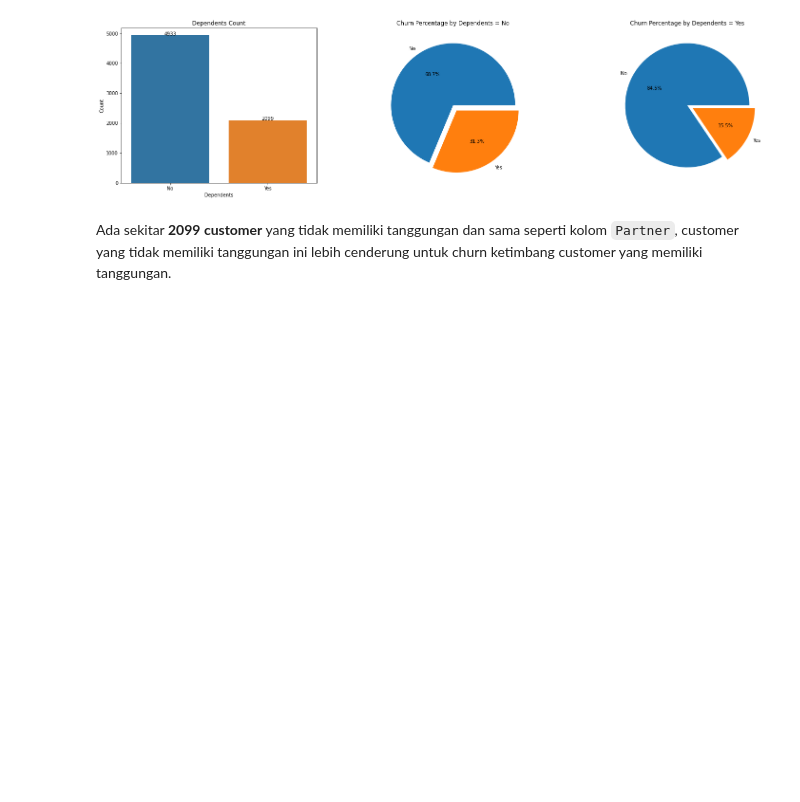
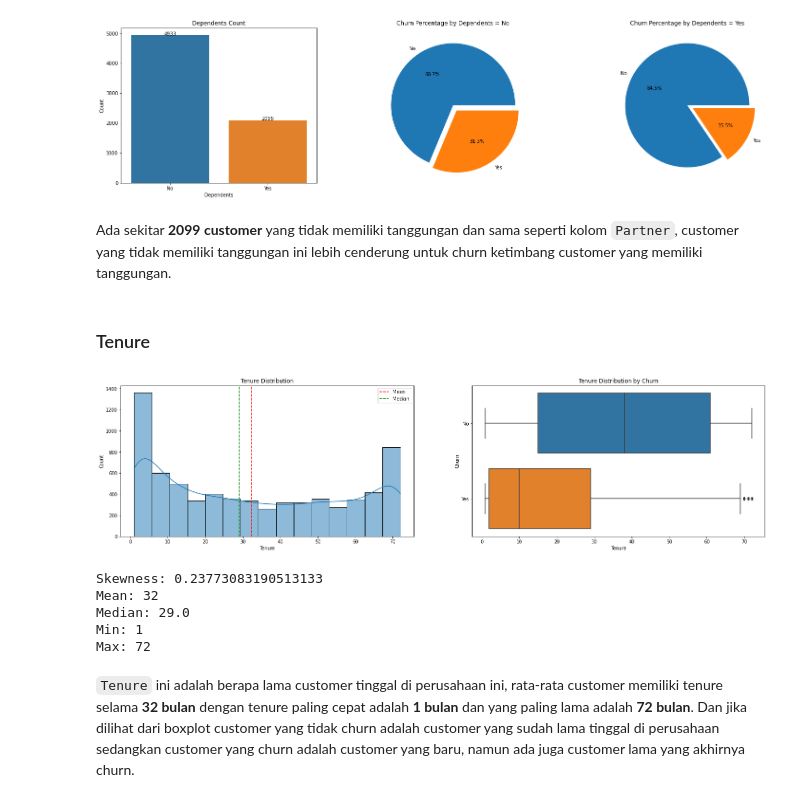
Before and after one commit to Penzragon/h8dsft_Milestone1P2, a Jupyter notebook: script.ipynb, the cells around one changed output. Saved outputs shown, nothing was run; the diff lists cells and outputs as text; code cells hidden in the pictures; blank space fills up the shorter version.

Commit message:
Add tenure EDA

```diff
--- a/script.ipynb
+++ b/script.ipynb
@@ -340,3 +340,35 @@ plt.show()
 [figure]
 # %% [markdown]
 Ada sekitar **2099 customer** yang tidak memiliki tanggungan dan sama seperti kolom `Partner`, customer yang tidak memiliki tanggungan ini lebih cenderung untuk churn ketimbang customer yang memiliki tanggungan.
+# %% [markdown]
+### Tenure
+# %%
+plt.figure(figsize=(25, 6))
+plt.subplot(1, 2, 1)
+sns.histplot(x='tenure', data=customer, kde=True)
+plt.axvline(customer.tenure.mean(), color='r', linestyle='--', label='Mean')
+plt.axvline(customer.tenure.median(), color='g', linestyle='--', label='Median')
+plt.title('Tenure Distribution')
+plt.xlabel('Tenure')
+plt.ylabel('Count')
+plt.legend()
+plt.subplot(1, 2, 2)
+sns.boxplot(x='tenure', y='Churn', data=customer)
+plt.title('Tenure Distribution by Churn')
+plt.xlabel('Tenure')
+plt.ylabel('Churn')
+plt.show()
+print(f'Skewness: {customer.tenure.skew()}')
+print(f'Mean: {customer.tenure.mean():.0f}')
+print(f'Median: {customer.tenure.median()}')
+print(f'Min: {customer.tenure.min()}')
+print(f'Max: {customer.tenure.max()}')
+# %% [output]
+[figure, added]
+Skewness: 0.23773083190513133
+Mean: 32
+Median: 29.0
+Min: 1
+Max: 72
+# %% [markdown]
+`Tenure` ini adalah berapa lama customer tinggal di perusahaan ini, rata-rata customer memiliki tenure selama **32 bulan** dengan tenure paling cepat adalah **1 bulan** dan yang paling lama adalah **72 bulan**. Dan jika dilihat dari boxplot customer yang tidak churn adalah customer yang sudah lama tinggal di perusahaan sedangkan customer yang churn adalah customer yang baru, namun ada juga customer lama yang akhirnya churn.
```
